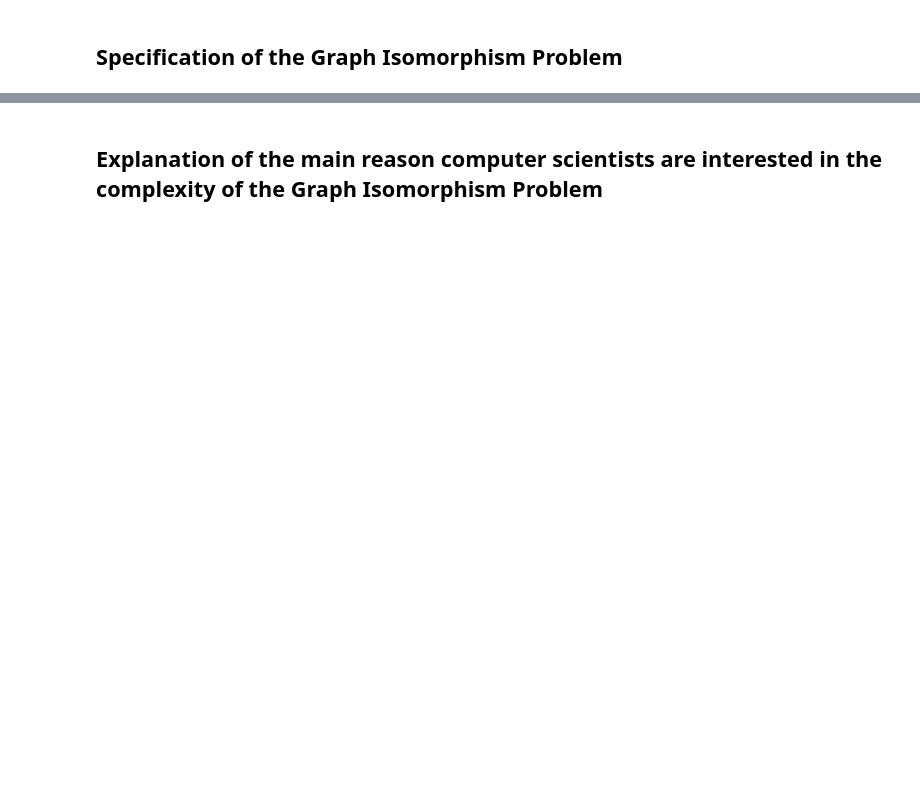
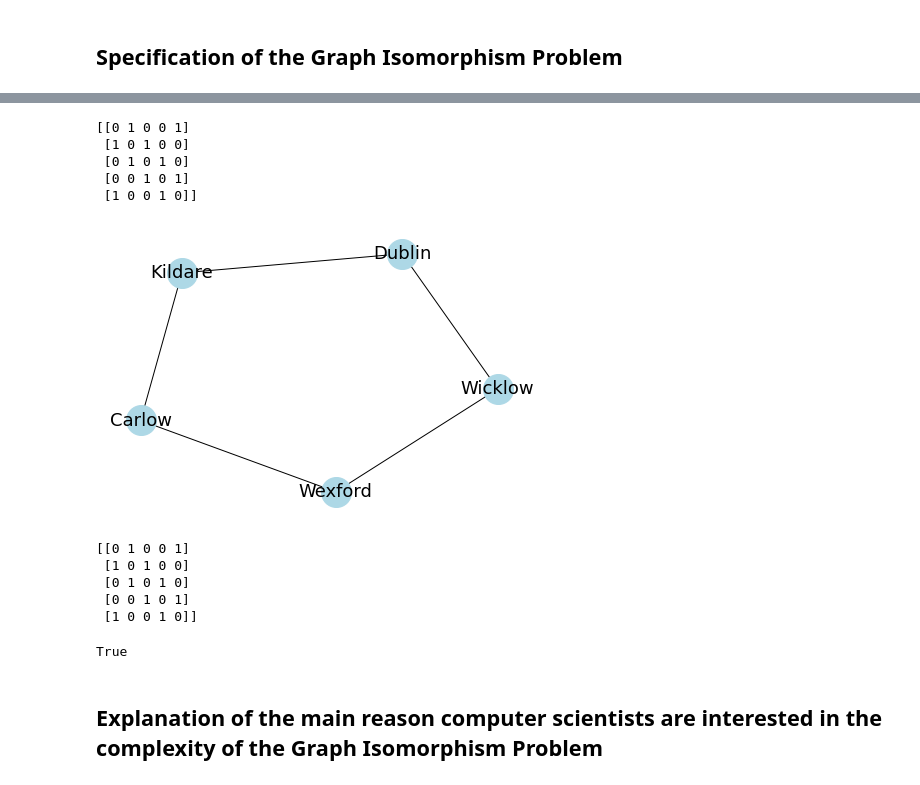
Before and after one commit to DavidFitzharris/GraphTheory_FinalAssign, a Jupyter notebook: Graph_Isomorphism.ipynb, the cells around one changed output, grey strips where cells are left out. Cells and saved outputs as stored; diff of their text form; code cells hidden in the pictures; blank space fills up the shorter version.

```diff
--- a/Graph_Isomorphism.ipynb
+++ b/Graph_Isomorphism.ipynb
@@ -75,2 +206,35 @@
+# %%
+# Converting and displaying a Connacht graph a matrix
+C = nx.to_numpy_array(ConG).astype(np.uint8)
+print(C)
+# %% [output]
+[[0 1 0 0 1]
+ [1 0 1 0 0]
+ [0 1 0 1 0]
+ [0 0 1 0 1]
+ [1 0 0 1 0]]
+# %%
+# Second graph
+LenG = nx.Graph()
+LenG.add_nodes_from(['Dublin','Wicklow','Wexford', 'Carlow', 'Kildare'])
+LenG.add_edges_from([('Kildare', 'Dublin') ,('Wicklow','Wexford'),('Dublin','Wicklow'),('Wexford', 'Carlow'),('Carlow', 'Kildare')])
+nx.draw(LenG, **params)
+# %% [output]
+[figure, added]
+# %%
+# Displaying the several Leinster counties graph as a matrix
+Ln = nx.to_numpy_array(LenG).astype(np.uint8)
+print(Ln)
+# %% [output]
+[[0 1 0 0 1]
+ [1 0 1 0 0]
+ [0 1 0 1 0]
+ [0 0 1 0 1]
+ [1 0 0 1 0]]
+# %%
+# Using networkx to chackfor isomorphism.
+nx.is_isomorphic(LenG, ConG)
+# %% [output]
+True
 # %% [markdown]
 ## Explanation of the main reason computer scientists are interested in the complexity of the Graph Isomorphism Problem
```
Also changed, not shown: parts of 16 cells of this notebook, 1 other file.
